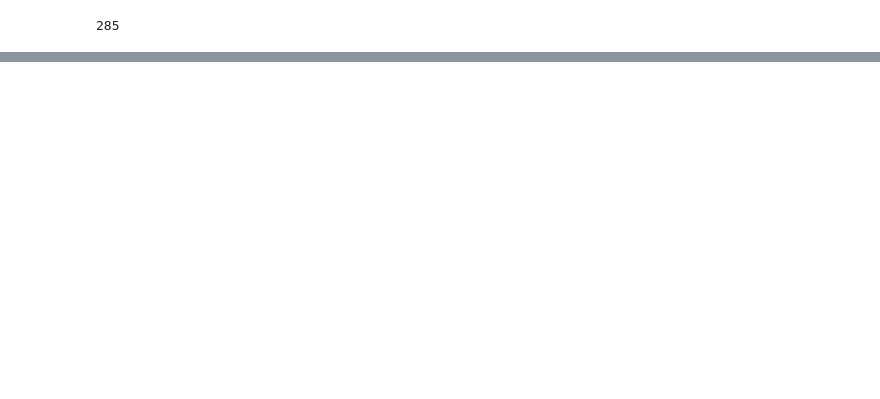
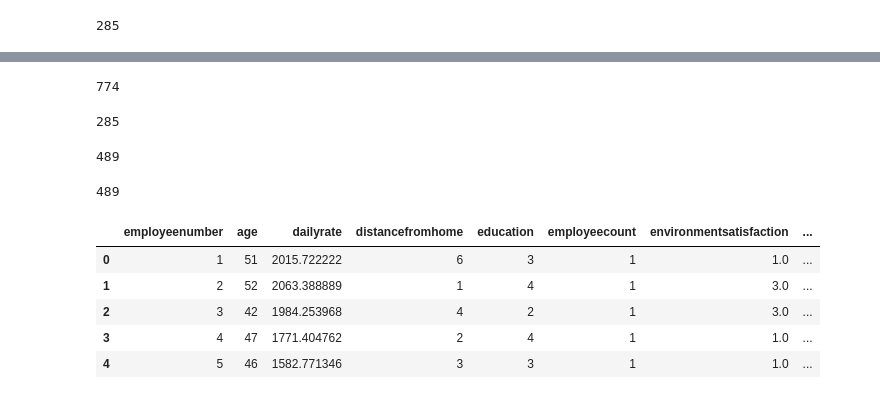
Before and after one commit to ArianaPapantonio/Final_project_module_3, a Jupyter notebook: CSV/numericos.ipynb, the cells around one changed output, grey strips where cells are left out. Drawn from its saved outputs; the diff is of its cells as text; code cells hidden in the pictures; blank space fills up the shorter version.

Commit message:
modificaciones numerico

```diff
--- a/CSV/numericos.ipynb
+++ b/CSV/numericos.ipynb
@@ -63,0 +521,5 @@ df_numericos['salary'].isnull().sum()
+# %%
+# Calculamos la moda
+
+moda = df_numericos['environmentsatisfaction'].mode()[0]
+moda
@@ -63,0 +528,2 @@ df_numericos['salary'].isnull().sum()
+# %%
+df_numericos['environmentsatisfaction'] = df_numericos['environmentsatisfaction'].fillna(moda)
@@ -63,0 +561,5 @@ df_numericos['salary'].isnull().sum()
+# %%
+
+df_numericos['is_equal'] = df_numericos.apply(lambda row: round(row['salary'] / 12, 2) == round(row['monthlyincome'],2)
+                          if pd.notnull(row['salary']) and pd.notnull(row['monthlyincome'])
+                          else None, axis=1)
@@ -63,0 +582,31 @@ df_numericos['salary'].isnull().sum()
+# %%
+df_numericos['is_equal'].isnull().sum()
+# %% [output]
+774
+# %%
+df_numericos['salary'].isnull().sum()
+# %% [output]
+285
+# %%
+df_numericos['monthlyincome'].isnull().sum()
+# %% [output]
+489
+# %%
+df_numericos['sameasmonthlyincome'].isnull().sum()
+# %% [output]
+489
+# %%
+## Tenemos que completar la columna de hourlyrate con los datos de daily rate (dailyrate / 8):
+
+df_numericos['hourlyrate'] = df_numericos['dailyrate'] / 8
+# %%
+#Comprobamos el cambio:
+
+df_numericos.head()
+# %% [output]
+|  | employeenumber | age | dailyrate | distancefromhome | education | employeecount | environmentsatisfaction | ... |
+| 0 | 1 | 51 | 2015.722222 | 6 | 3 | 1 | 1.0 | ... |
+| 1 | 2 | 52 | 2063.388889 | 1 | 4 | 1 | 3.0 | ... |
+| 2 | 3 | 42 | 1984.253968 | 4 | 2 | 1 | 3.0 | ... |
+| 3 | 4 | 47 | 1771.404762 | 2 | 4 | 1 | 1.0 | ... |
+| 4 | 5 | 46 | 1582.771346 | 3 | 3 | 1 | 1.0 | ... |
```
Also changed, not shown: parts of 25 cells of this notebook.
